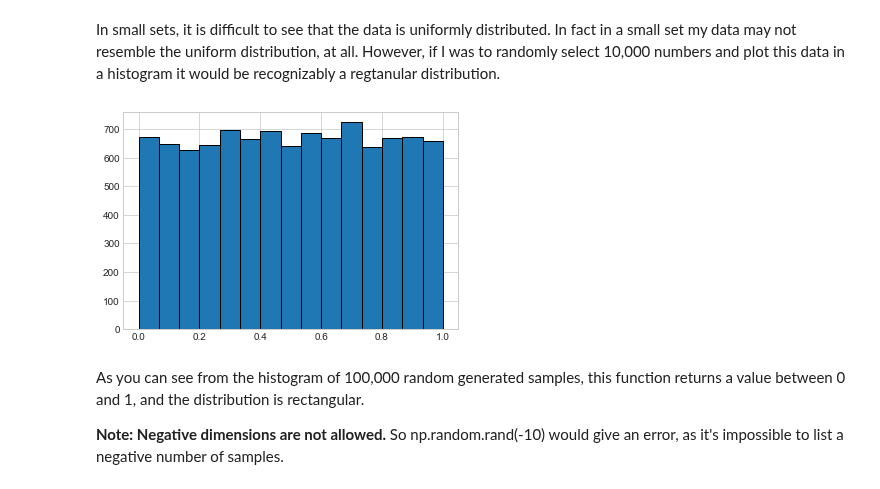
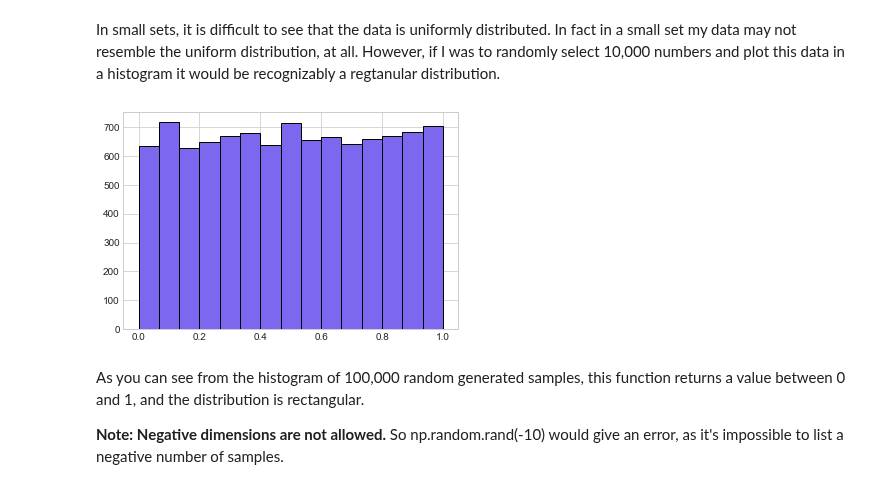
Before and after one commit to MarionMcG/numpy.random, a Jupyter notebook: numpy-random.ipynb, the cells around one changed output. Drawn from its saved outputs; the diff is of its cells as text; code cells hidden in the pictures.

Commit message:
More muted colors for bars and hists

```diff
--- a/numpy-random.ipynb
+++ b/numpy-random.ipynb
@@ -57,10 +57,10 @@ In small sets, it is difficult to see that the data is uniformly distributed. In
 # %%
 # Generating 10,000 random numbers to look at dist
 y = np.random.rand(10000)
-plt.hist(y, bins = 15, edgecolor = 'k')
+plt.hist(y, bins = 15, edgecolor = 'k', color = 'mediumslateblue')
 plt.show()
 # %% [output]
-[figure, old version]
+[figure, new version]
 # %% [markdown]
 As you can see from the histogram of 100,000 random generated samples, this function returns a value between 0 and 1, and the distribution is rectangular.
 
```
Also changed, not shown: parts of 16 cells of this notebook.
